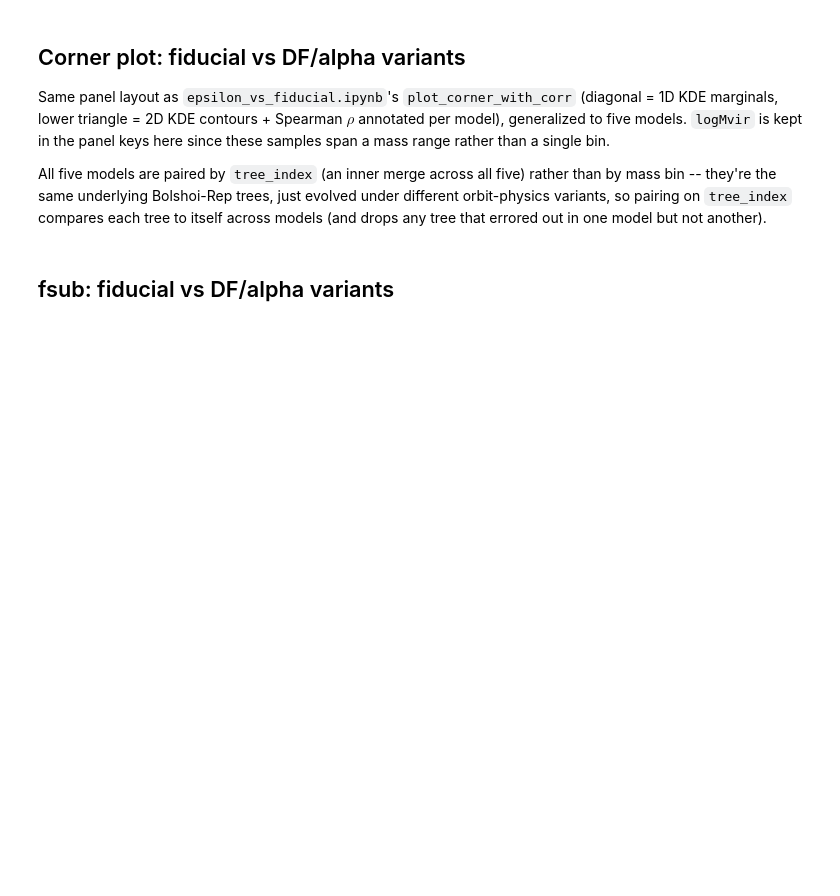
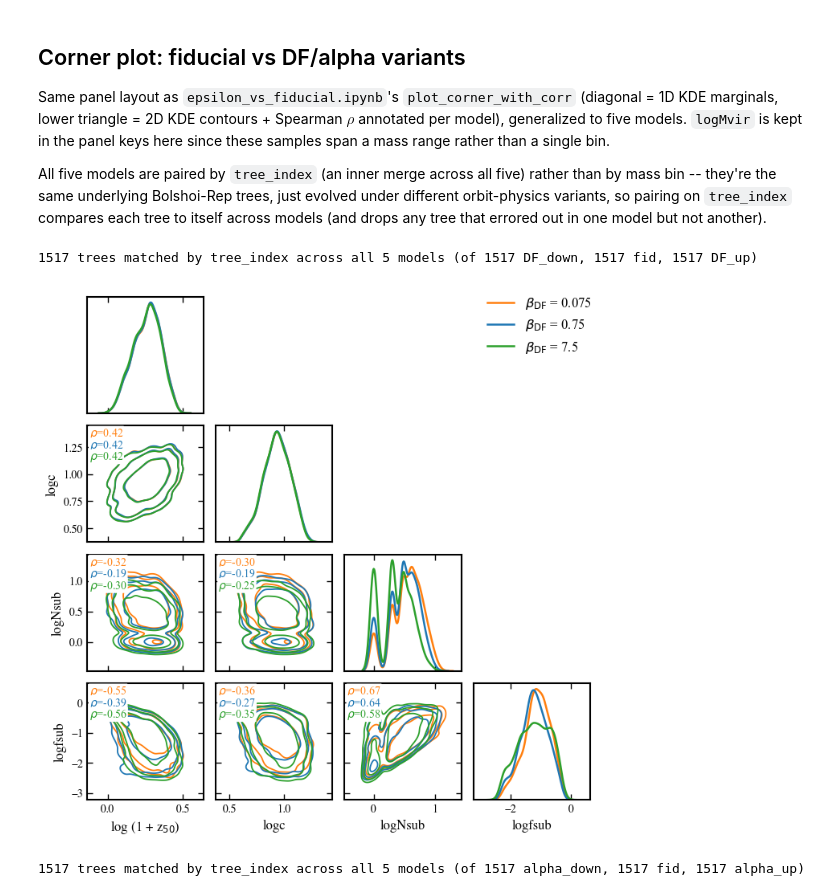
Before and after one commit to jsmonzon/MassSpec, a Jupyter notebook: notebooks/paper3/bolshoi_rep.ipynb, the cells around one changed output. Saved outputs shown, nothing was run; the diff lists cells and outputs as text; code cells hidden in the pictures; blank space fills up the shorter version.

```diff
--- a/notebooks/paper3/bolshoi_rep.ipynb
+++ b/notebooks/paper3/bolshoi_rep.ipynb
@@ -82,7 +88,7 @@ trees, just evolved under different orbit-physics variants, so pairing on
 tree that errored out in one model but not another).
 # %%
 def plot_corner_with_corr(matched, models, keys, paramNames, colors,
-                           paramRanges=None, figsize=14):
+                           paramRanges=None, figsize=7):
     """
     Corner comparison between an arbitrary number of models using a matched
     dataframe, with Spearman correlation coefficients annotated in each
@@ -153,13 +159,13 @@ def plot_corner_with_corr(matched, models, keys, paramNames, colors,
                 if pair not in model_rho[first_model]:
                     pair = (keys[i], keys[j])
 
-                y0 = 0.92
+                y0 = 0.91
                 for _, model in models:
                     rho = model_rho[model][pair]
-                    ax.text(0.6, y0, "$\\rho$=" + f"{rho:.2f}", transform=ax.transAxes, fontsize=8,
+                    ax.text(0.02, y0, "$\\rho$=" + f"{rho:.2f}", transform=ax.transAxes, fontsize=10,
                             color=model_colors[model],
-                            bbox=dict(boxstyle="round", facecolor="white", alpha=1, edgecolor="k", pad=0.15))
-                    y0 -= 0.13
+                            bbox=dict(boxstyle="round", facecolor="white", alpha=1, edgecolor="white", pad=0.01))
+                    y0 -= 0.1
 
             if i < nDim - 1:
                 ax.set_xticklabels([])
@@ -187,8 +193,7 @@ def plot_corner_with_corr(matched, models, keys, paramNames, colors,
 def add_suffix(df, suf):
     return df.rename(columns={c: f"{c}_{suf}" for c in df.columns if c != "tree_index"})
 
-models = [("fid", "fiducial"), ("DF_down", "DF down"), ("DF_up", "DF up"),
-          ("alpha_down", "alpha down"), ("alpha_up", "alpha up")]
+models = [("DF_down", "$\\beta_{\\rm DF}$ = 0.075"), ("fid", "$\\beta_{\\rm DF}$ = 0.75"), ("DF_up", "$\\beta_{\\rm DF}$ = 7.5")]
 
 frames = [add_suffix(model_dfs[suf], suf) for suf, _ in models]
 matched = frames[0]
@@ -197,13 +202,15 @@ for frame in frames[1:]:
 
 print(f"{len(matched)} trees matched by tree_index across all 5 models "
       "(of " + ", ".join(f"{len(model_dfs[suf])} {suf}" for suf, _ in models) + ")")
+# %% [output]
+1517 trees matched by tree_index across all 5 models (of 1517 DF_down, 1517 fid, 1517 DF_up)
 # %%
-keys = ["logMvir", "log1pz50", "logc", "logNsub", "logfsub"]
-paramNames = ["logM$_{\\rm vir}$", "log (1 + z$_{50}$)", "logc", "logNsub", "logfsub"]
-colors = ("black", "steelblue", "royalblue", "darkorange", "orangered")
+keys = ["log1pz50", "logc", "logNsub", "logfsub"]
+paramNames = ["log (1 + z$_{50}$)", "logc", "logNsub", "logfsub"]
+colors = ("C1", "C0", "C2")
 
 fig = plot_corner_with_corr(matched, models=models, keys=keys, paramNames=paramNames,
-                             colors=colors, figsize=9.0)
-# fig.savefig("../../figures/bolshoi_rep_corner.pdf", bbox_inches="tight")  # not auto-saving to disk -- left inline only
+                             colors=colors, figsize=7.0)
+fig.savefig("../../figures/corner_beta.pdf", bbox_inches="tight")  # not auto-saving to disk -- left inline only
+# %% [output]
+[figure, added]
-# %% [markdown]
-## fsub: fiducial vs DF/alpha variants
@@ -214,0 +217,15 @@ plt.legend()
+# %%
+def add_suffix(df, suf):
+    return df.rename(columns={c: f"{c}_{suf}" for c in df.columns if c != "tree_index"})
+
+models = [("alpha_down", "$\\alpha$ = 0.275"), ("fid", "$\\alpha$ = 0.55"), ("alpha_up", "$\\alpha$ = 1.1")]
+
+frames = [add_suffix(model_dfs[suf], suf) for suf, _ in models]
+matched = frames[0]
+for frame in frames[1:]:
+    matched = matched.merge(frame, on="tree_index", how="inner")
+
+print(f"{len(matched)} trees matched by tree_index across all 5 models "
+      "(of " + ", ".join(f"{len(model_dfs[suf])} {suf}" for suf, _ in models) + ")")
+# %% [output]
+1517 trees matched by tree_index across all 5 models (of 1517 alpha_down, 1517 fid, 1517 alpha_up)
```
Also changed, not shown: parts of 3 cells of this notebook, 13 other files.
